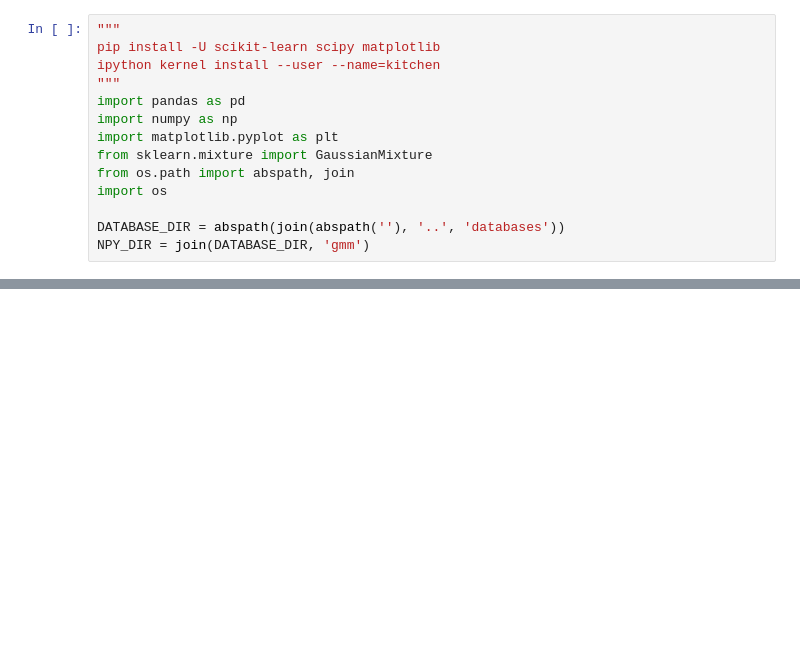
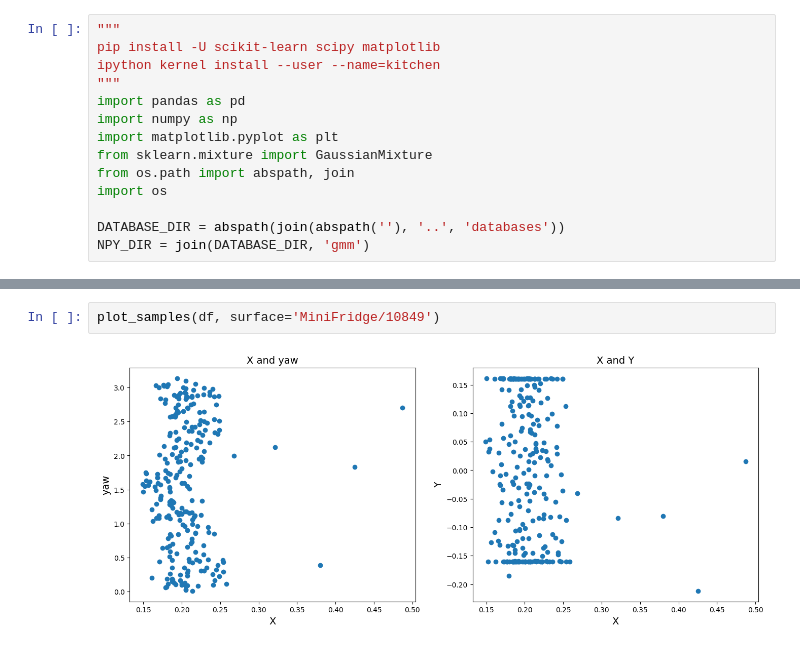
Before and after one commit to zt-yang/pybullet_planning, a Jupyter notebook: world_builder/samplers.ipynb, the cells around one changed output, grey strips where cells are left out. Saved outputs shown, nothing was run; the diff lists cells and outputs as text; blank space fills up the shorter version.

```diff
--- a/world_builder/samplers.ipynb
+++ b/world_builder/samplers.ipynb
@@ -80,0 +119,4 @@ plot_gmm(loaded_gmm, X)
+# %%
+plot_samples(df, surface='MiniFridge/10849')
+# %% [output]
+[figure, added]
```
Also changed, not shown: parts of 10 cells of this notebook.
